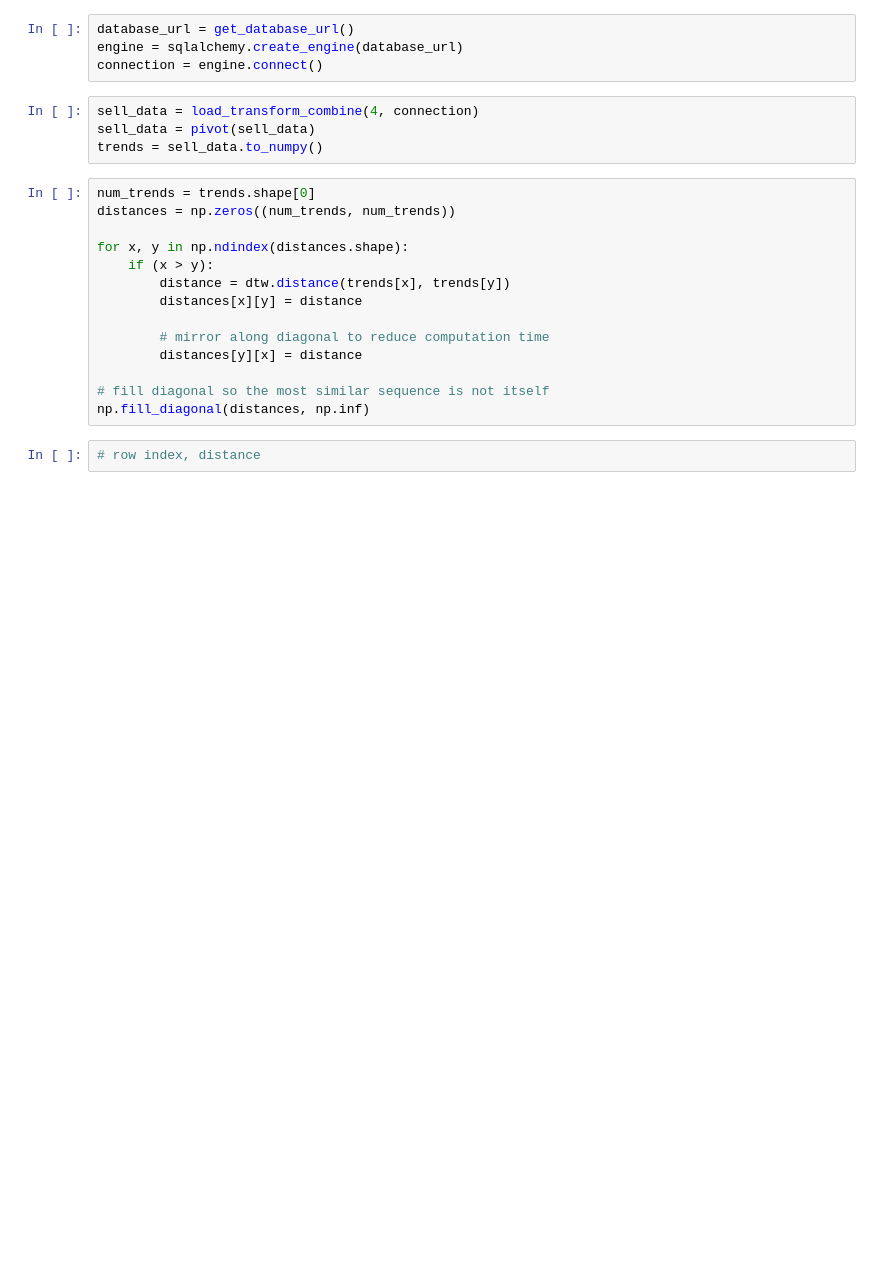
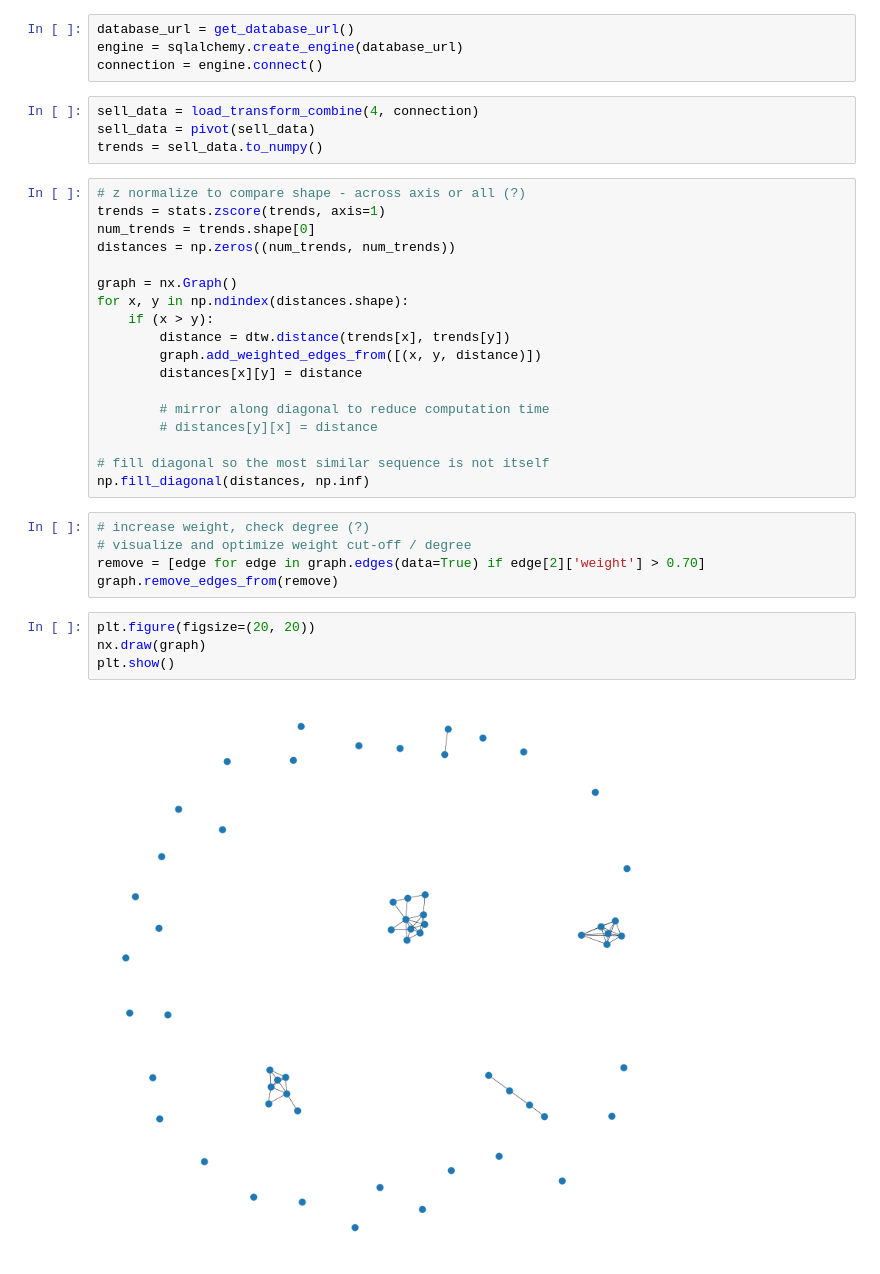
Before and after one commit to ys-lin14/acnh-clustering, a Jupyter notebook: 4_dynamic_time_warping.ipynb, the cells around one changed output. Cells and saved outputs as stored; diff of their text form; blank space fills up the shorter version.

Commit message:
z normalize each trend, remove dtw distances, add networkx graph with clusters

```diff
--- a/4_dynamic_time_warping.ipynb
+++ b/4_dynamic_time_warping.ipynb
@@ -25,18 +26,31 @@ sell_data = load_transform_combine(4, connection)
 sell_data = pivot(sell_data)
 trends = sell_data.to_numpy()
 # %%
+# z normalize to compare shape - across axis or all (?)
+trends = stats.zscore(trends, axis=1)
 num_trends = trends.shape[0]
 distances = np.zeros((num_trends, num_trends))
 
+graph = nx.Graph()
 for x, y in np.ndindex(distances.shape):
     if (x > y):
         distance = dtw.distance(trends[x], trends[y])
+        graph.add_weighted_edges_from([(x, y, distance)])
         distances[x][y] = distance
 
         # mirror along diagonal to reduce computation time
-        distances[y][x] = distance
+        # distances[y][x] = distance
 
 # fill diagonal so the most similar sequence is not itself
 np.fill_diagonal(distances, np.inf)
-# %%
-# row index, distance
+# %%
+# increase weight, check degree (?)
+# visualize and optimize weight cut-off / degree
+remove = [edge for edge in graph.edges(data=True) if edge[2]['weight'] > 0.70]
+graph.remove_edges_from(remove)
+# %%
+plt.figure(figsize=(20, 20))
+nx.draw(graph)
+plt.show()
+# %% [output]
+[figure, added]
```
Also changed, not shown: parts of 2 cells of this notebook.
